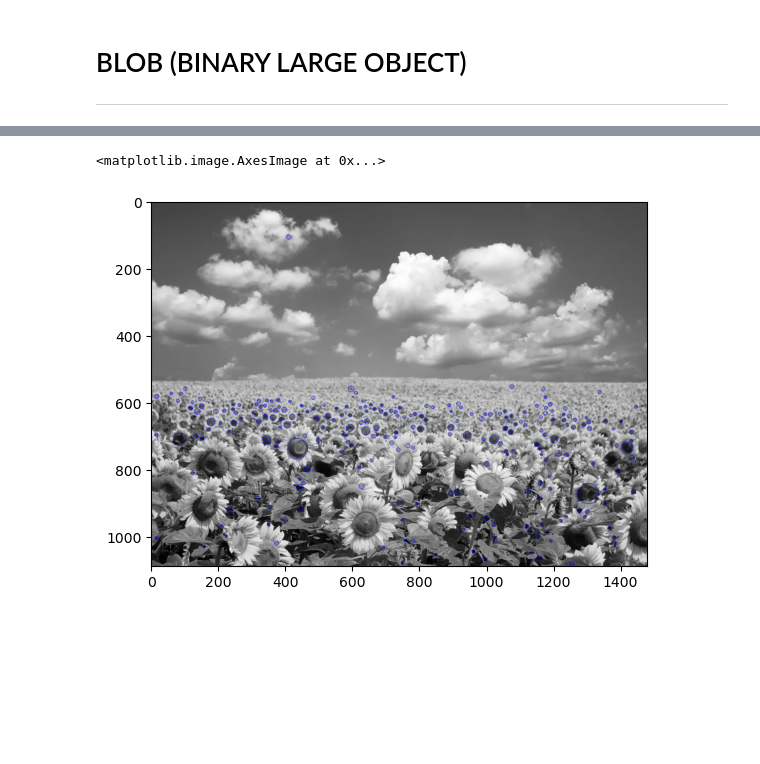
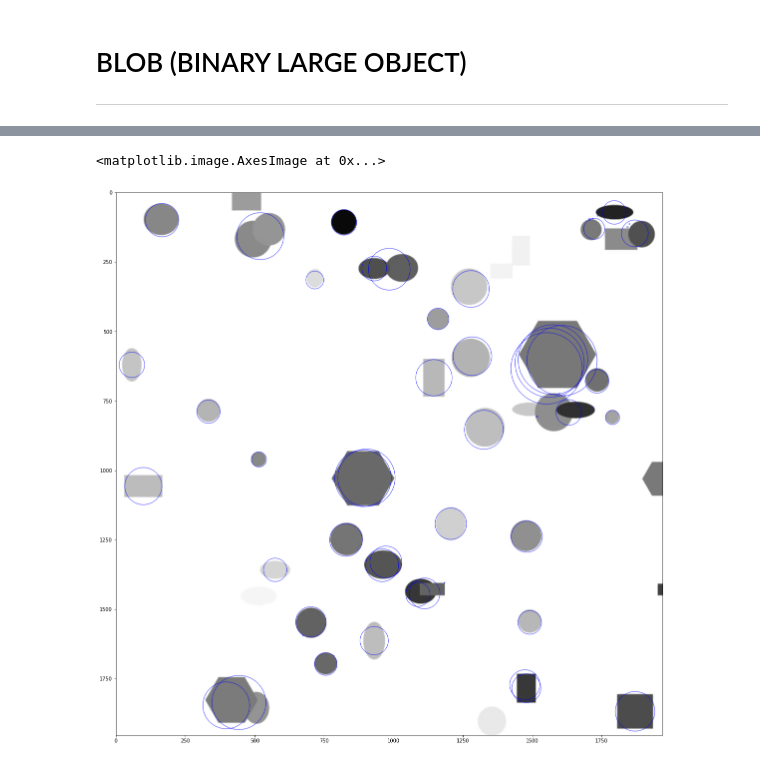
Before and after one commit to currymike123/ComputerVision, a Jupyter notebook: Module3/Module3a.ipynb, the cells around one changed output, grey strips where cells are left out. Saved outputs shown, nothing was run; the diff lists cells and outputs as text; code cells hidden in the pictures; blank space fills up the shorter version.

Commit message:
Add Blob

```diff
--- a/Module3/Module3a.ipynb
+++ b/Module3/Module3a.ipynb
@@ -33,45 +33,48 @@ This class performs several filtrations of returned blobs. You should set filter
 # %%
-import cv2
-import matplotlib.pyplot as plt
 
 # Read image
-image = cv2.imread("../Graphics/Input.png", cv2.IMREAD_GRAYSCALE)
+image = cv2.imread("../Graphics/blob_shapes.png", cv2.IMREAD_GRAYSCALE)
 
 # Setup SimpleBlobDetector parameters
 params = cv2.SimpleBlobDetector_Params()
 
 # Change thresholds
-params.minThreshold = 10
-params.maxThreshold = 200
+params.minThreshold = 0
+params.maxThreshold = 255
 
 # Filter by Area
-params.filterByArea = True
-params.minArea = 50
+params.filterByArea = False
+params.minArea = 0
+params.maxArea = 100000
 
 # Filter by Circularity
-params.filterByCircularity = True
-params.minCircularity = 0.1
+params.filterByCircularity = False
+params.minCircularity = 0
+params.maxCircularity = 1
 
 # Filter by Convexity
-params.filterByConvexity = True
-params.minConvexity = 0.87
+params.filterByConvexity = False
+params.minConvexity = 0
+params.maxConvexity = 1
 
 # Filter by Inertia
-params.filterByInertia = True
-params.minInertiaRatio = 0.01
+params.filterByInertia = False
+params.minInertiaRatio = 0
+params.maxInertiaRatio = 1
 
 
 detector = cv2.SimpleBlobDetector_create(params)
 
 # Detect blobs
 keypoints = detector.detect(image)
 
 # Draw detected blobs as red circles
 # cv2.DRAW_MATCHES_FLAGS_DRAW_RICH_KEYPOINTS ensures the size of the circle corresponds to the size of the blob
 im_with_keypoints = cv2.drawKeypoints(image, keypoints, None, (0, 0, 255),
                                        cv2.DRAW_MATCHES_FLAGS_DRAW_RICH_KEYPOINTS)
 
+fig = plt.figure(figsize=(20, 20))
 plt.imshow(im_with_keypoints)
 # %% [output]
 <matplotlib.image.AxesImage at 0x...>
-[figure, old version]
+[figure, new version]
```
Also changed, not shown: parts of 3 cells of this notebook, 28 other files.
